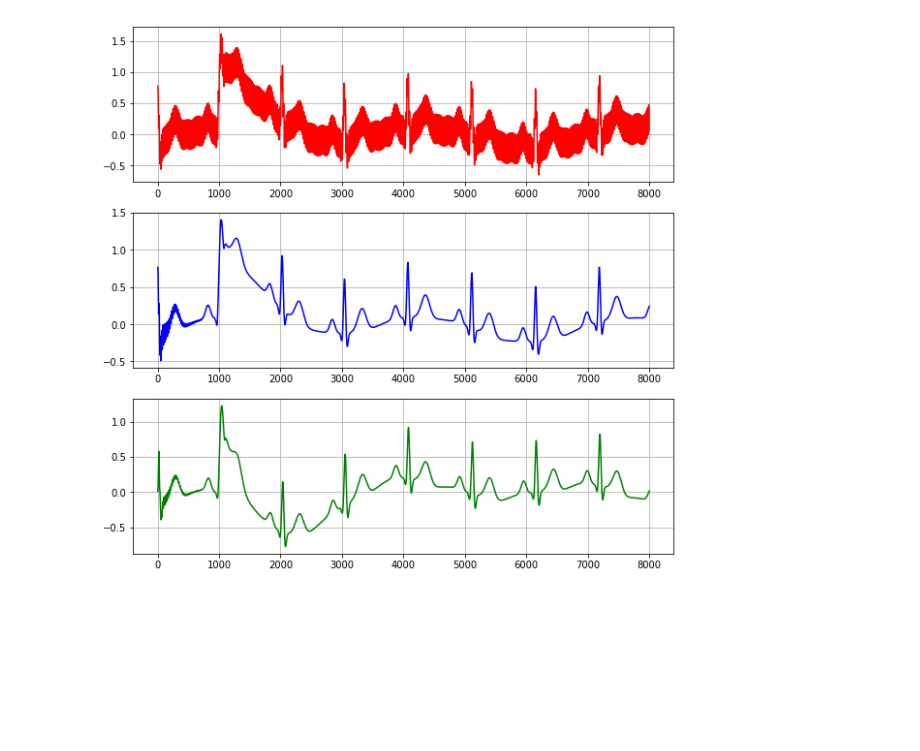
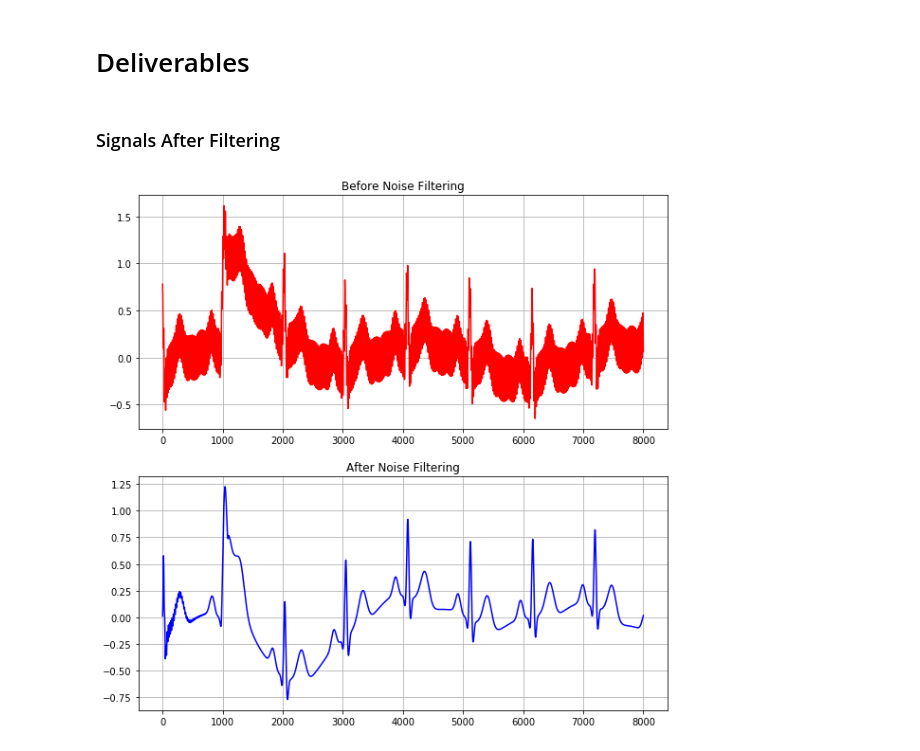
Before and after one commit to karifsn/Biomedical-Engineering, a Jupyter notebook: Assignment#1.ipynb, the cells around one changed output. Cells and saved outputs as stored; diff of their text form; code cells hidden in the pictures; blank space fills up the shorter version.

Commit message:
added first deliverable

```diff
--- a/Assignment#1.ipynb
+++ b/Assignment#1.ipynb
@@ -70,16 +68,28 @@ def FindRPeaks(signals, T):
     return peaks
+# %% [markdown]
+# Deliverables
+# %% [markdown]
+### Signals After Filtering
 # %%
-### testing noise filters
-dc_component_removed = notch_filter(data[0:2000], 256, 50)
-noise_free_signals = butter_bandpass_filter(noise_free, 0.1, 45, 256)
-fig, ax = plt.subplots(3, 1, figsize=(10, 10))
-ax[0].plot(t, data[0:2000], color='red')
+sample_rate =256
+frequency_to_remove = 50
+low_cut_frequncy = 0.1
+high_cut_frequncy = 45
+time_axis = np.linspace(0,4*2000, 2000);
+
+dc_component_removed = notch_filter(data[0:2000], sample_rate, frequency_to_remove)
+noise_free_signals = butter_bandpass_filter(dc_component_removed, low_cut_frequncy, high_cut_frequncy, sample_rate)
+
+figure, ax = plt.subplots(2, 1, figsize=(10, 10))
 ax[0].grid()
-ax[1].plot(t, dc_component_removed[0:2000], color='blue')
+ax[0].plot(time_axis, data[0:2000], color='red')
+ax[0].title.set_text('Before Noise Filtering')
+ax[1].plot(time_axis, noise_free_signals, color='blue')
 ax[1].grid()
-ax[2].plot(t, noise_free_signals[0:2000], color='green')
-ax[2].grid()
+ax[1].title.set_text('After Noise Filtering')
+
 
 plt.show()
+figure.savefig('Before_After_Filter.jpg')
 # %% [output]
-[figure, old version]
+[figure, new version]
```
Also changed, not shown: parts of 2 cells of this notebook.
